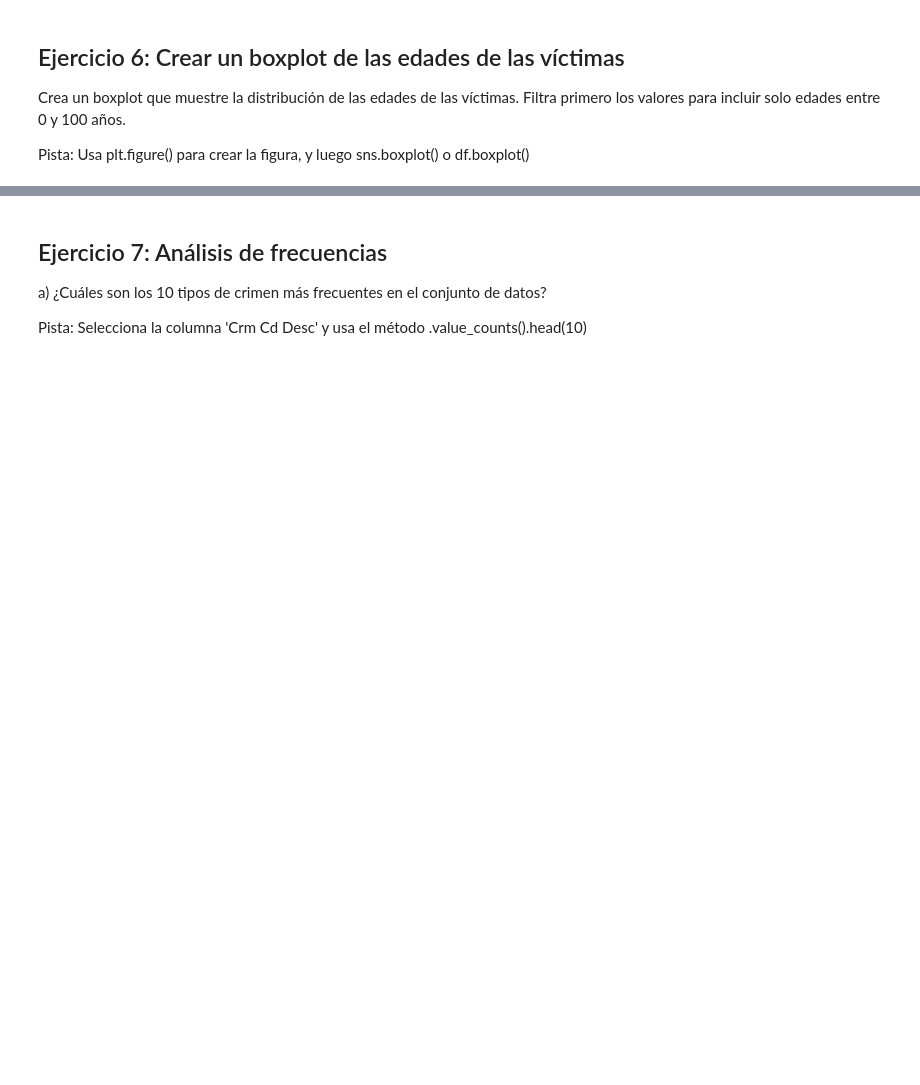
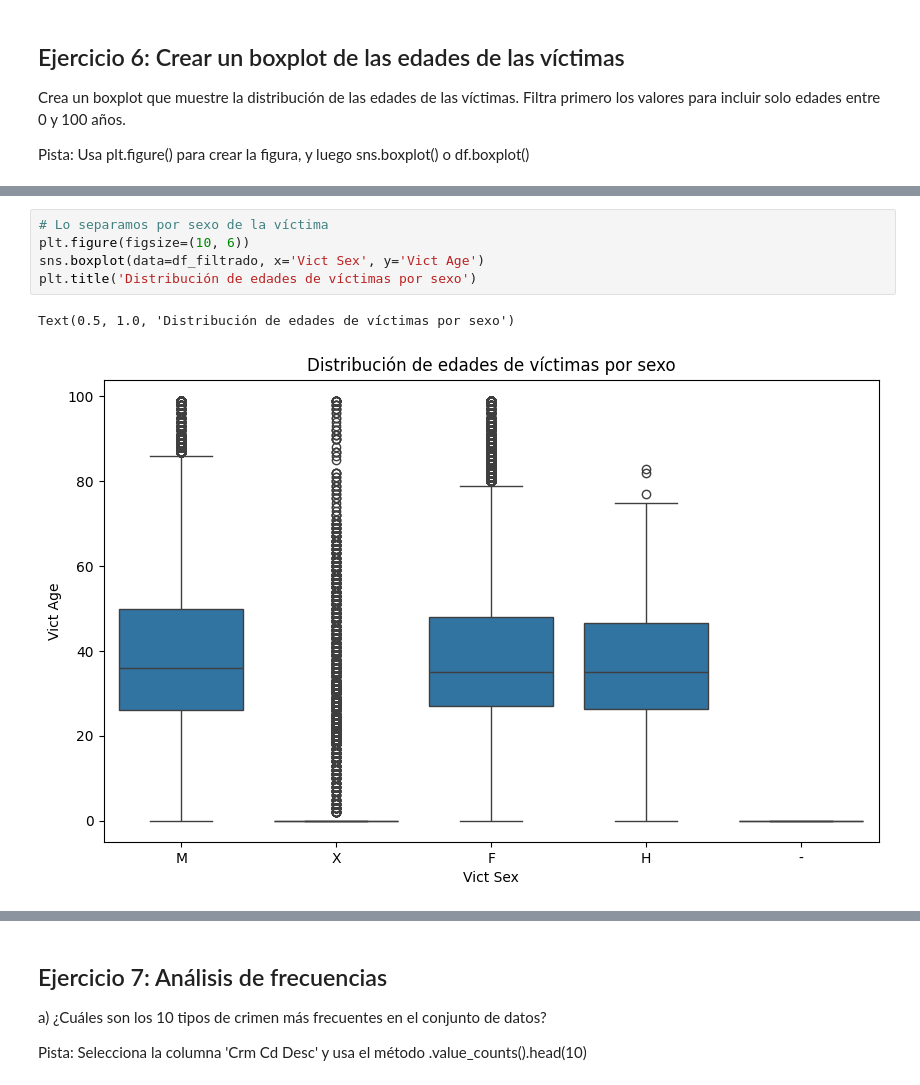
Before and after one commit to rbdavi5/proyecto_pred_crime_data_from_2020, a Jupyter notebook: src/ejercicio_inicial_estudiantes.ipynb, the cells around one changed output, grey strips where cells are left out. Saved outputs shown, nothing was run; the diff lists cells and outputs as text; blank space fills up the shorter version.

```diff
--- a/src/ejercicio_inicial_estudiantes.ipynb
+++ b/src/ejercicio_inicial_estudiantes.ipynb
@@ -86,0 +177,8 @@ Pista: Usa plt.figure() para crear la figura, y luego sns.boxplot() o df.boxplot
+# %%
+# Lo separamos por sexo de la víctima
+plt.figure(figsize=(10, 6))
+sns.boxplot(data=df_filtrado, x='Vict Sex', y='Vict Age')
+plt.title('Distribución de edades de víctimas por sexo')
+# %% [output]
+Text(0.5, 1.0, 'Distribución de edades de víctimas por sexo')
+[figure, added]
```
Also changed, not shown: parts of 20 cells of this notebook.
